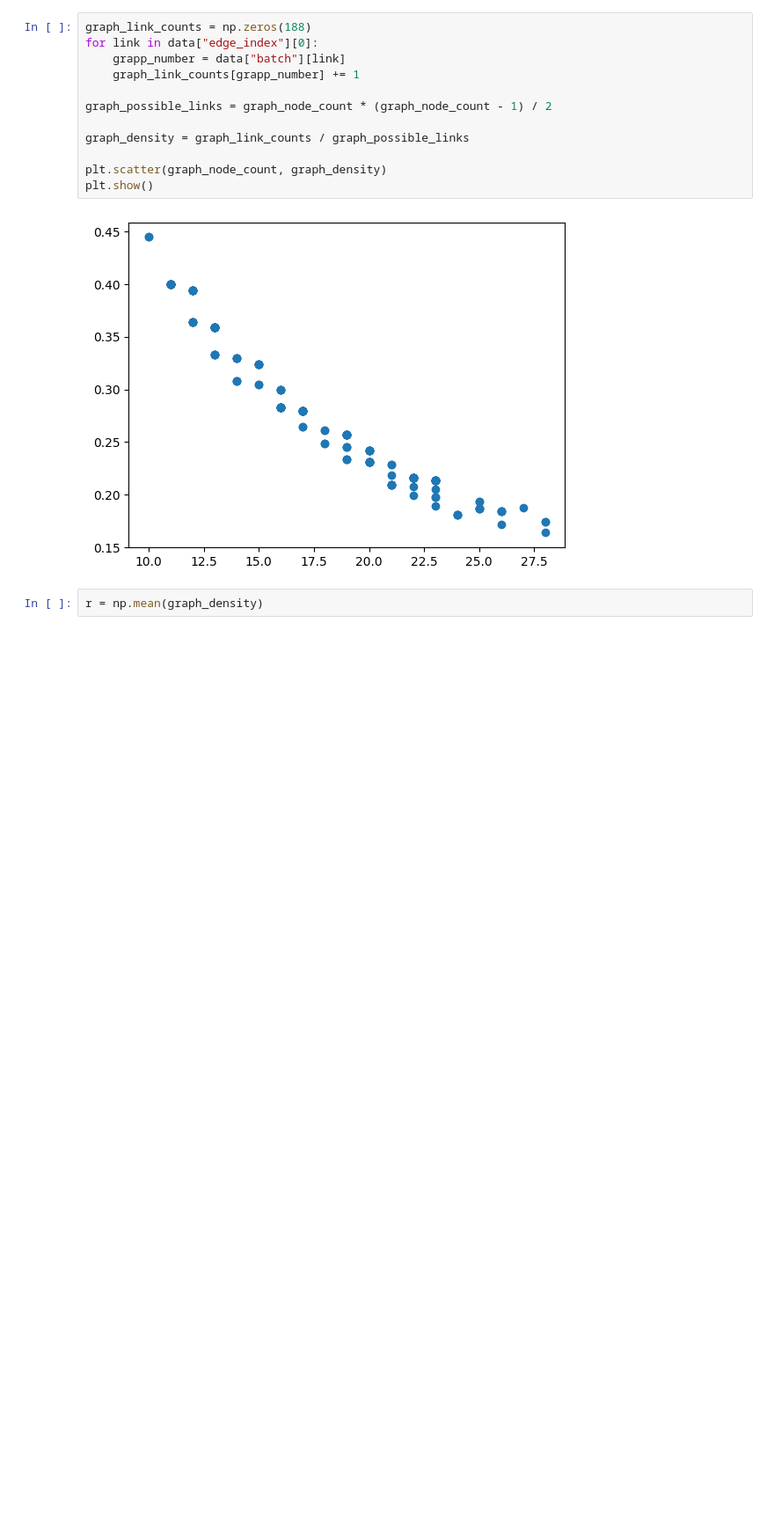
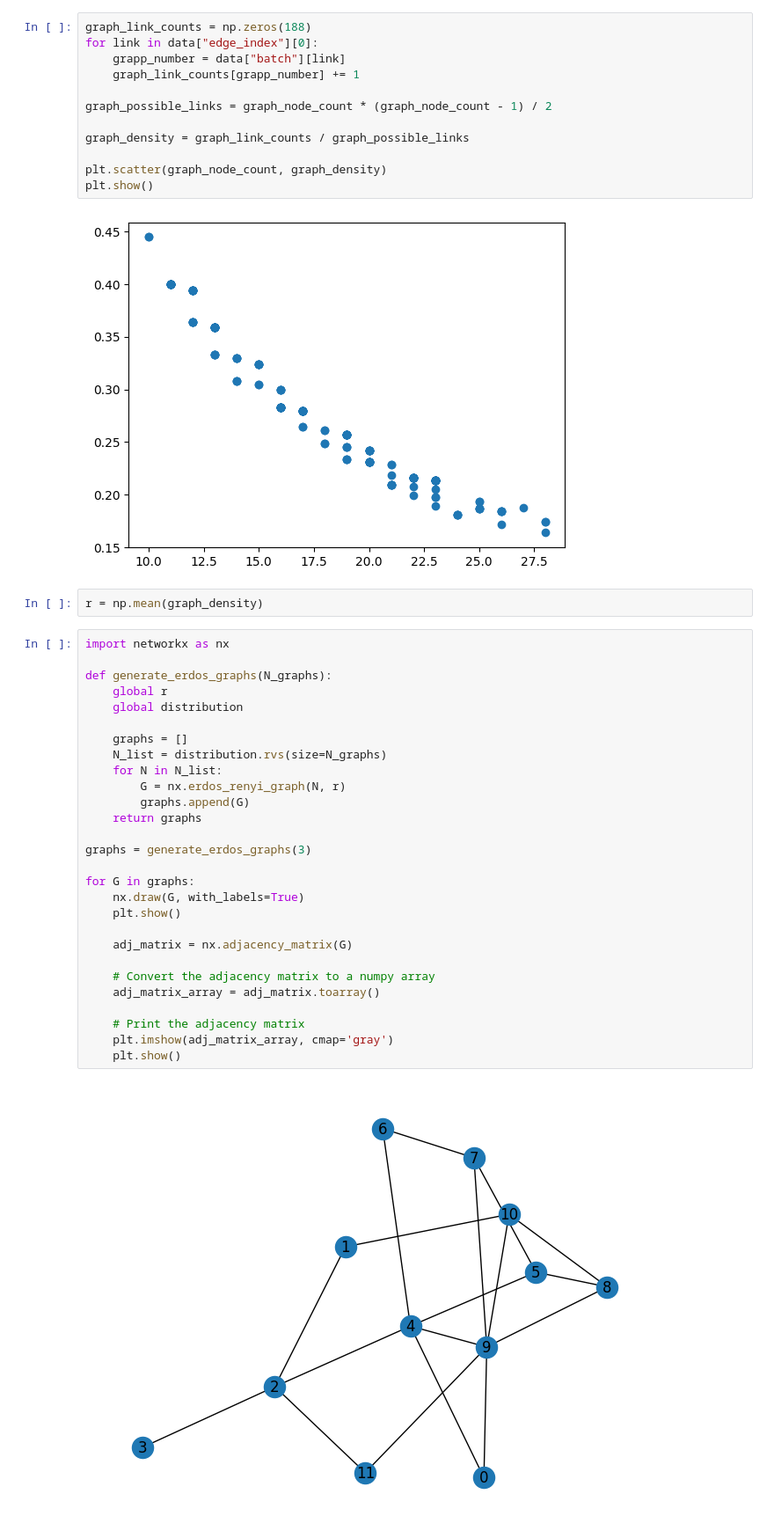
Before and after one commit to khelverskovp/project_GNN, a Jupyter notebook: erdös.ipynb, the cells around one changed output. Shown: that part at 88% size. Cells and saved outputs as stored; diff of their text form; blank space fills up the shorter version.

```diff
--- a/erdös.ipynb
+++ b/erdös.ipynb
@@ -66,3 +66,33 @@ plt.show()
 [figure]
 # %%
 r = np.mean(graph_density)
+# %%
+import networkx as nx
+
+def generate_erdos_graphs(N_graphs):
+    global r
+    global distribution
+
+    graphs = []
+    N_list = distribution.rvs(size=N_graphs)
+    for N in N_list:
+        G = nx.erdos_renyi_graph(N, r)
+        graphs.append(G)
+    return graphs
+
+graphs = generate_erdos_graphs(3)
+
+for G in graphs:
+    nx.draw(G, with_labels=True)
+    plt.show()
+
+    adj_matrix = nx.adjacency_matrix(G)
+
+    # Convert the adjacency matrix to a numpy array
+    adj_matrix_array = adj_matrix.toarray()
+
+    # Print the adjacency matrix
+    plt.imshow(adj_matrix_array, cmap='gray')
+    plt.show()
+# %% [output]
+[figure, added]
```
Also changed, not shown: parts of 2 cells of this notebook, 3 other files.
